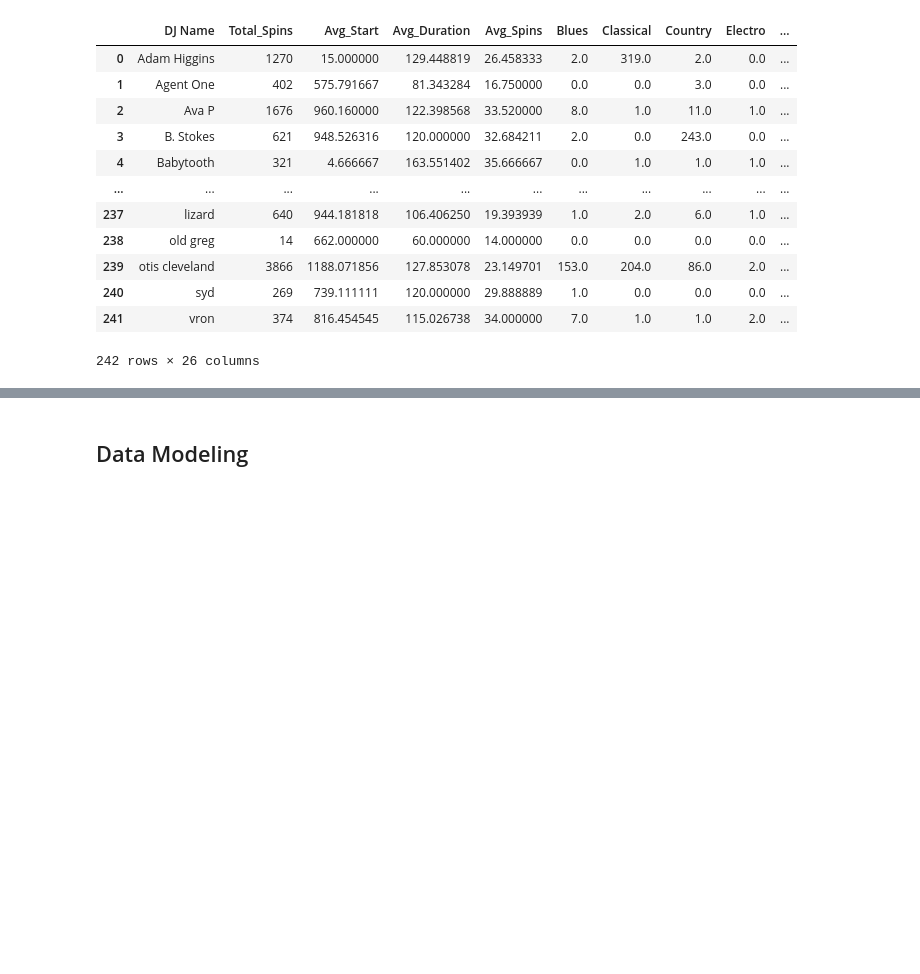
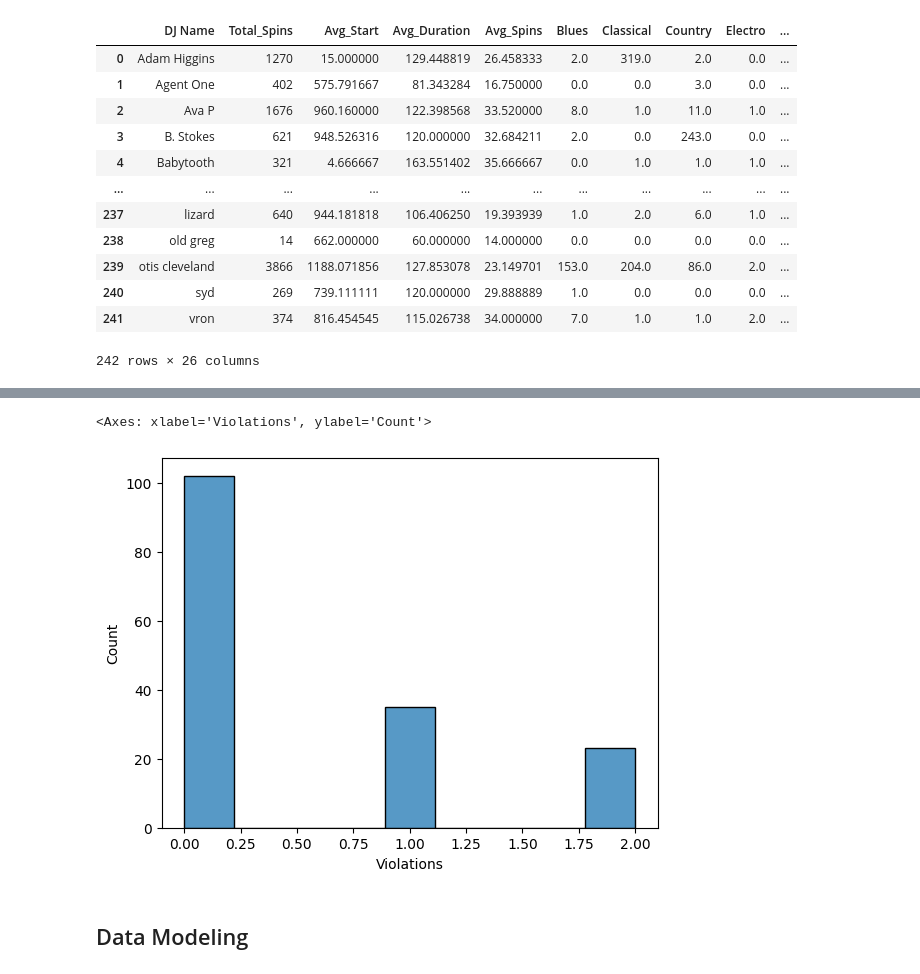
Before and after one commit to zhayes42/CS3870-WRUV, a Jupyter notebook: main.ipynb, the cells around one changed output, grey strips where cells are left out. Cells and saved outputs as stored; diff of their text form; code cells hidden in the pictures; blank space fills up the shorter version.

Commit message:
linear regression visualizations

```diff
--- a/main.ipynb
+++ b/main.ipynb
@@ -344,6 +354,11 @@ small_djs
 | 158 | otis cleveland | 2024-01-09 | 0 | 37 | 10.0 | 4.0 | 0.0 | 1.0 | 0.0 | 1.0 | ... |
 | 159 | otis cleveland | 2024-01-16 | 0 | 21 | 9.0 | 0.0 | 2.0 | 1.0 | 0.0 | 0.0 | ... |
 160 rows × 30 columns
+# %%
+sns.histplot(small_djs["Violations"])
+# %% [output]
+<Axes: xlabel='Violations', ylabel='Count'>
+[figure, added]
 # %% [markdown]
 ## Data Modeling
 # %% [markdown]
```
Also changed, not shown: parts of 10 cells of this notebook, 1 other file.
